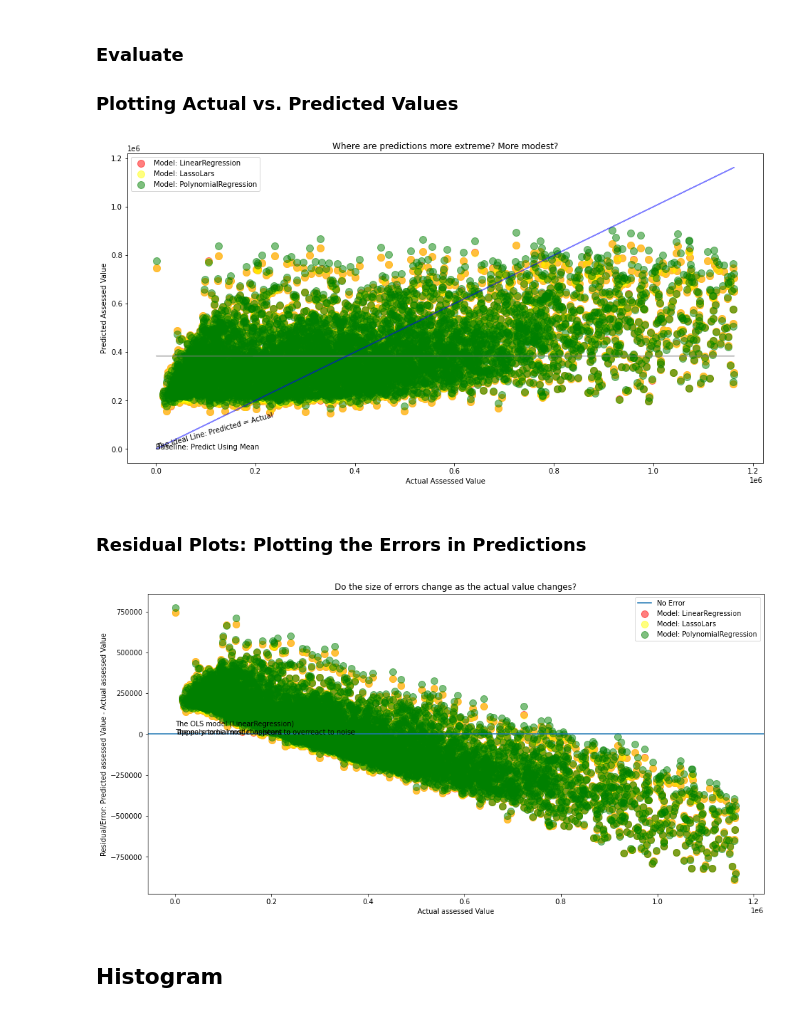
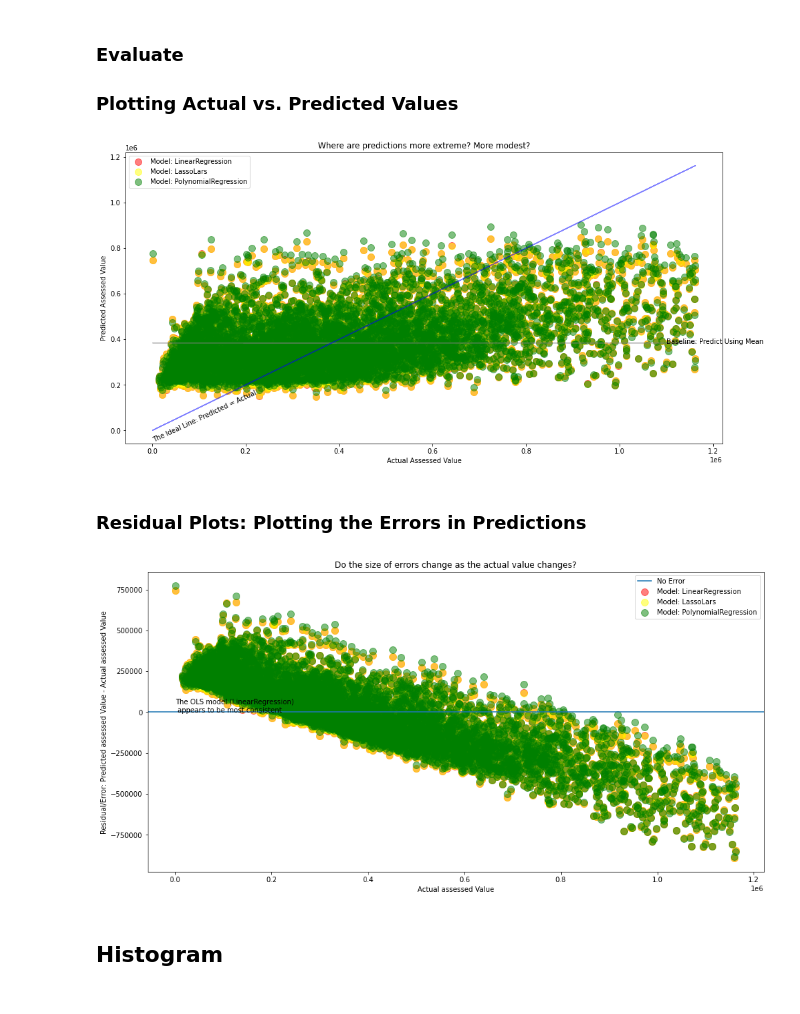
Before and after one commit to patrickamwayi/zillow-regression-project, a Jupyter notebook: zillow_project_workbook.ipynb, the cells around one changed output. Saved outputs shown, nothing was run; the diff lists cells and outputs as text; code cells hidden in the pictures.

```diff
--- a/zillow_project_workbook.ipynb
+++ b/zillow_project_workbook.ipynb
@@ -842,21 +846,21 @@ metric_df
 # %%
 # plot actual vs predicted values
 plt.figure(figsize=(16,8))
 plt.plot(y_validate.assessed_value, y_validate.assessed_value_pred_mean, alpha=.5, color="gray", label='_nolegend_')
-plt.annotate("Baseline: Predict Using Mean", (16, 9.5))
+plt.annotate("Baseline: Predict Using Mean", (1_100_000, 380_000))
 plt.plot(y_validate.assessed_value, y_validate.assessed_value, alpha=.5, color="blue", label='_nolegend_')
-plt.annotate("The Ideal Line: Predicted = Actual", (.5, 3.5), rotation=15.5)
+plt.annotate("The Ideal Line: Predicted = Actual", (.5, -50_000), rotation=25)
 
 plt.scatter(y_validate.assessed_value, y_validate.assessed_value_pred_lm,
             alpha=.5, color="red", s=100, label="Model: LinearRegression")
 plt.scatter(y_validate.assessed_value, y_validate.assessed_value_pred_lars,
             alpha=.5, color="yellow", s=100, label="Model: LassoLars")
 plt.scatter(y_validate.assessed_value, y_validate.assessed_value_pred_pf,
             alpha=.5, color="green", s=100, label="Model: PolynomialRegression")
 plt.legend()
 plt.xlabel("Actual Assessed Value")
 plt.ylabel("Predicted Assessed Value")
 plt.title("Where are predictions more extreme? More modest?")
 plt.show()
 # %% [output]
-[figure, old version]
+[figure, new version]
@@ -876,11 +885,11 @@ plt.legend()
 plt.xlabel("Actual assessed Value")
 plt.ylabel("Residual/Error: Predicted assessed Value - Actual assessed Value")
 plt.title("Do the size of errors change as the actual value changes?")
-plt.annotate("The polynomial model appears to overreact to noise", (2.0, -10))
+#plt.annotate("The polynomial model appears to overreact to noise", (2.0, -10))
 plt.annotate("The OLS model (LinearRegression)\n appears to be most consistent", (15.5, 3))
 plt.show()
 # %% [output]
-[figure, old version]
+[figure, new version]
 # %% [markdown]
 ## Histogram
 # %%
```
Also changed, not shown: parts of 9 cells of this notebook, 2 other files.
